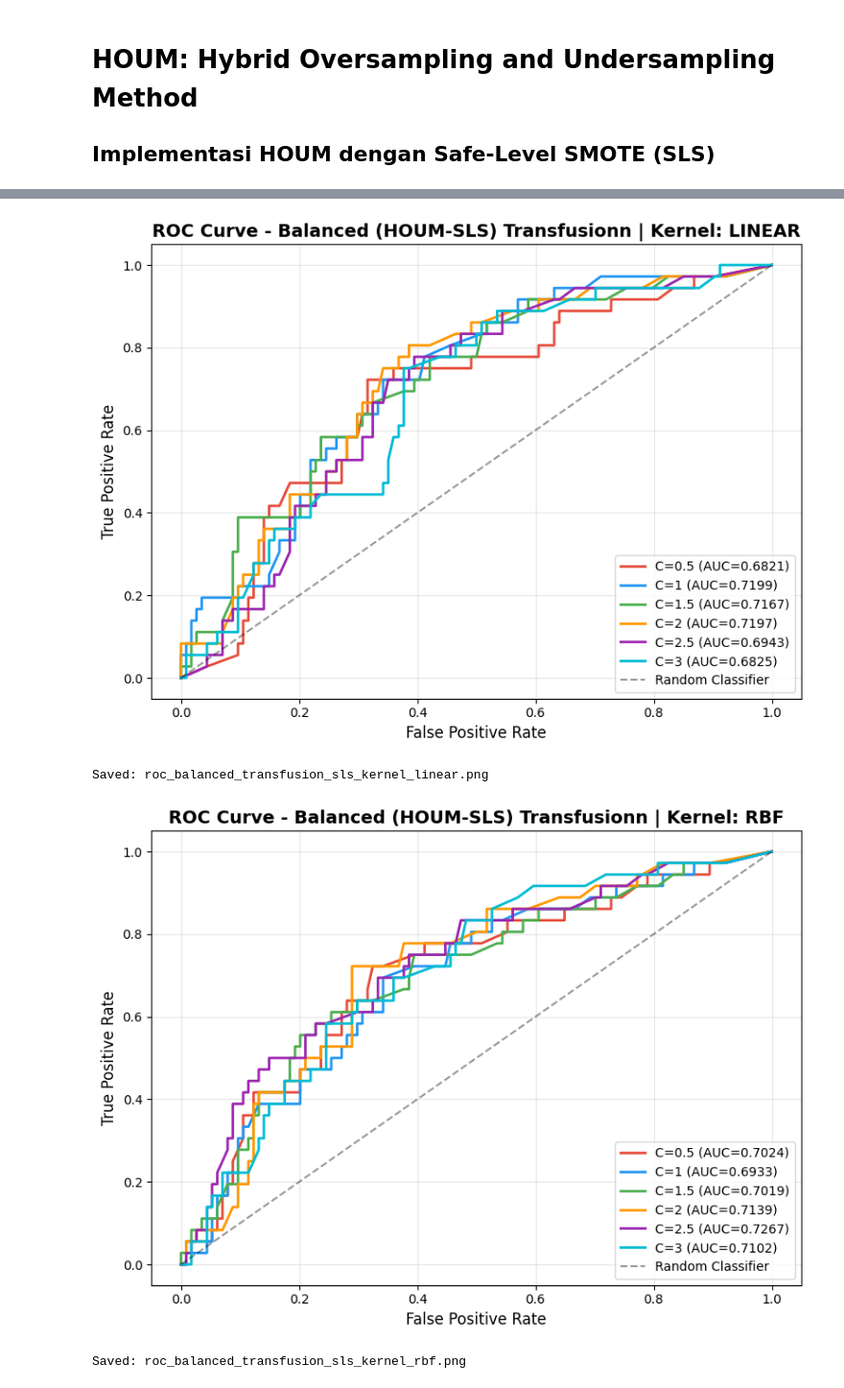
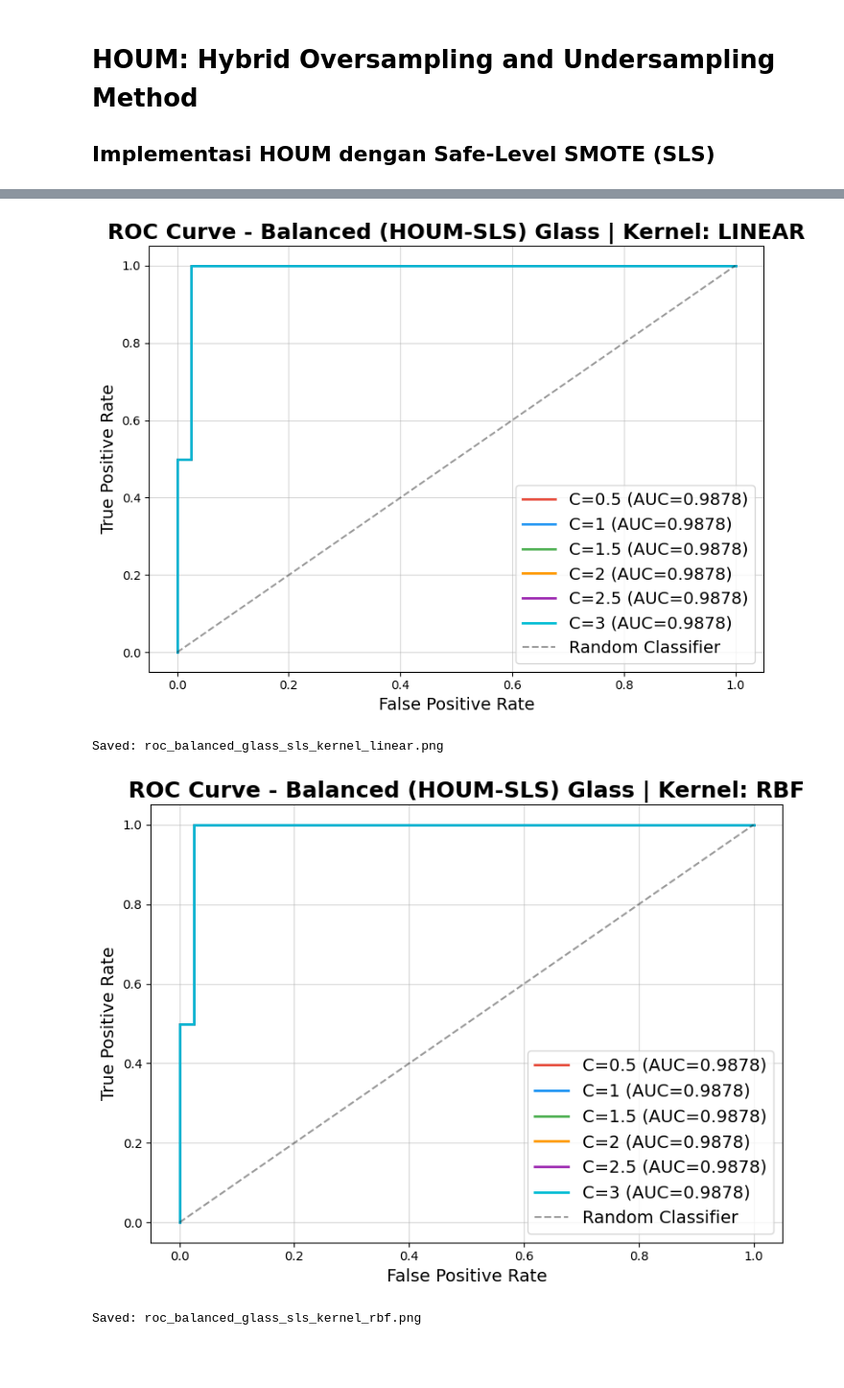
Before and after one commit to Alfariz11/Latex-TA-IF-ITERA, a Jupyter notebook: Template TA 2025 - Versi A4/HOUM/HOUM.ipynb, the cells around one changed output, grey strips where cells are left out. Shown at 96% size. Cells and saved outputs as stored; diff of their text form; code cells hidden in the pictures; blank space fills up the shorter version.

Commit message:
feat: integrate experiment data, figures, and Chapter 4 content into the thesis template

```diff
--- a/Template TA 2025 - Versi A4/HOUM/HOUM.ipynb
+++ b/Template TA 2025 - Versi A4/HOUM/HOUM.ipynb
@@ -31,13 +31,13 @@ np.random.seed(42)
 # %%
 ## Load Dataset
 
-dataset_path = os.path.join(os.getcwd(), "dataset", "diabetes.csv") # dataset
+dataset_path = os.path.join(os.getcwd(), "dataset", "glass.csv") # dataset
 img_path = os.path.join(os.getcwd(), "img")
 os.makedirs(img_path, exist_ok=True)
 
 df = pd.read_csv(dataset_path)
 
-target_col = "Outcome"  # diabetes: Outcome, haberman: survival_status, transfusion: Donated_Blood
+target_col = "Class"  # diabetes: Outcome, haberman: survival_status, transfusion: Donated_Blood, glass: Class
 
 X = df.drop(target_col, axis=1).values
 y = df[target_col].values
@@ -224,15 +224,15 @@ plt.plot(fpr_imb, tpr_imb, color='#e74c3c', linewidth=2,
          label=f"Imbalanced (AUC={metrics_imb['AUC-ROC']:.4f})")
 plt.plot([0, 1], [0, 1], 'k--', alpha=0.4, label='Random Classifier')
 
-plt.title("ROC Curve - Transfusion (Imbalanced)", fontsize=14, fontweight='bold')
-plt.xlabel("False Positive Rate", fontsize=12)
-plt.ylabel("True Positive Rate", fontsize=12)
-plt.legend(fontsize=10, loc='lower right')
-plt.grid(True, alpha=0.3)
+plt.title("ROC Curve - Glass (Imbalanced)", fontsize=18, fontweight='bold')
+plt.xlabel("False Positive Rate", fontsize=16)
+plt.ylabel("True Positive Rate", fontsize=16)
+plt.legend(fontsize=14, loc='lower right')
+plt.grid(True, alpha=0.5)
 plt.tight_layout()
 
-fname = "roc_imbalanced_baseline_transfusin.png"
-plt.savefig(os.path.join(img_path, fname), dpi=600, bbox_inches='tight')
+fname = "roc_imbalanced_baseline_glass.png"
+plt.savefig(os.path.join(img_path, fname), dpi=300, bbox_inches='tight')
 plt.show()
 print(f"Saved: {fname}")
 # %% [output]
@@ -411,31 +414,31 @@ HASIL EVALUASI HOUM-SLS
 # %%
 ## Visualisasi ROC Balanced (HOUM-SLS) - Dikelompokkan per Kernel
 
 colors = ['#e74c3c', '#2196f3', '#4caf50', '#ff9800', '#9c27b0', '#00bcd4']
 
 for kernel in kernels:
     plt.figure(figsize=(8, 6))
 
     for i, rd in enumerate(roc_data[kernel]):
         plt.plot(rd['fpr'], rd['tpr'], color=colors[i], linewidth=2,
                  label=f"C={rd['C']} (AUC={rd['auc']:.4f})")
 
     plt.plot([0, 1], [0, 1], 'k--', alpha=0.4, label='Random Classifier')
 
-    plt.title(f"ROC Curve - Balanced (HOUM-SLS) Transfusionn | Kernel: {kernel.upper()}",
-              fontsize=14, fontweight='bold')
-    plt.xlabel("False Positive Rate", fontsize=12)
-    plt.ylabel("True Positive Rate", fontsize=12)
-    plt.legend(fontsize=10, loc='lower right')
-    plt.grid(True, alpha=0.3)
+    plt.title(f"ROC Curve - Balanced (HOUM-SLS) Glass | Kernel: {kernel.upper()}",
+              fontsize=18, fontweight='bold')
+    plt.xlabel("False Positive Rate", fontsize=14)
+    plt.ylabel("True Positive Rate", fontsize=14)
+    plt.legend(fontsize=14, loc='lower right')
+    plt.grid(True, alpha=0.5)
     plt.tight_layout()
 
-    fname = f"roc_balanced_transfusion_sls_kernel_{kernel}.png"
-    plt.savefig(os.path.join(img_path, fname), dpi=600, bbox_inches='tight')
+    fname = f"roc_balanced_glass_sls_kernel_{kernel}.png"
+    plt.savefig(os.path.join(img_path, fname), dpi=300, bbox_inches='tight')
     plt.show()
     print(f"Saved: {fname}")
 # %% [output]
-[figure, old version]
+[figure, new version]
-Saved: roc_balanced_transfusion_sls_kernel_linear.png
+Saved: roc_balanced_glass_sls_kernel_linear.png
-[figure, old version]
+[figure, new version]
-Saved: roc_balanced_transfusion_sls_kernel_rbf.png
+Saved: roc_balanced_glass_sls_kernel_rbf.png
```
Also changed, not shown: parts of 9 cells of this notebook, 57 other files.
